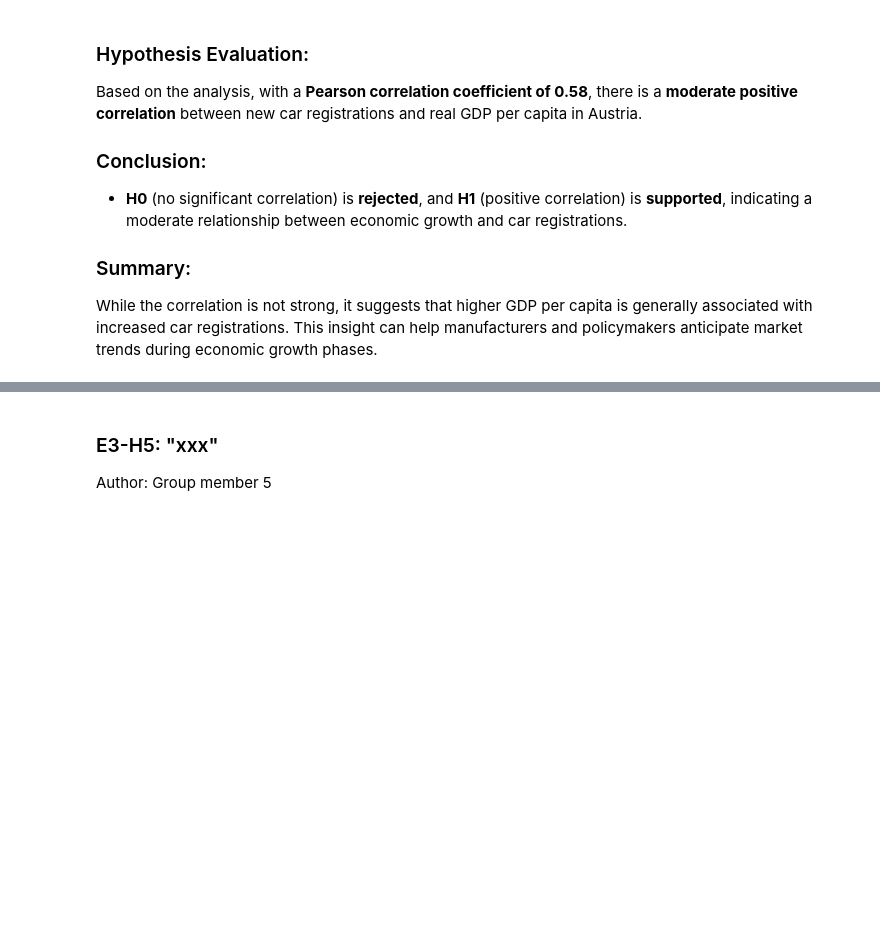
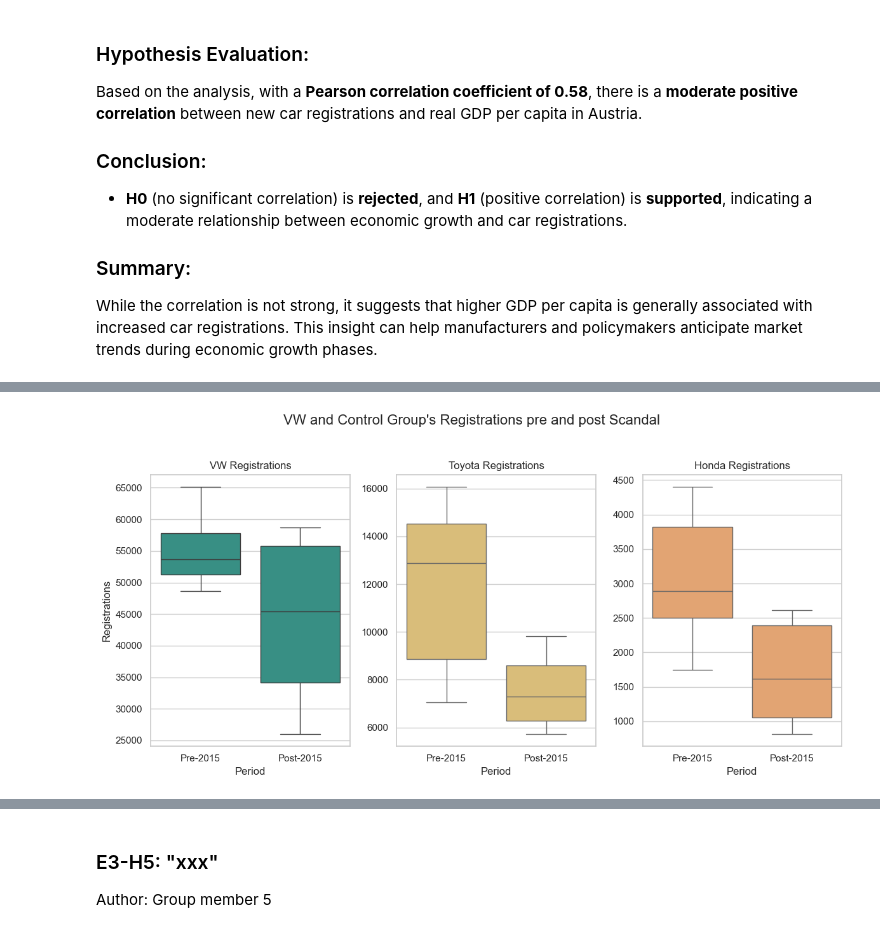
Before and after one commit to dannytheairish/fhtw-data-engineering, a Jupyter notebook: Pkw-Final.ipynb, the cells around one changed output, grey strips where cells are left out. Saved outputs shown, nothing was run; the diff lists cells and outputs as text; code cells hidden in the pictures; blank space fills up the shorter version.

```diff
--- a/Pkw-Final.ipynb
+++ b/Pkw-Final.ipynb
@@ -1046,0 +1150,45 @@ Author: Group member 4
+# %%
+import matplotlib.pyplot as plt
+import seaborn as sns
+
+# Add 'Brand' column to each dataset to differentiate them in the plot
+vw_data["Brand"] = "VW"
+toyota_data["Brand"] = "Toyota"
+honda_data["Brand"] = "Honda"
+
+# Create a Period column that categorizes years into Pre-2015 and Post-2015
+vw_data["Period"] = ["Pre-2015" if year < 2015 else "Post-2015" for year in vw_data["Year"]]
+toyota_data["Period"] = ["Pre-2015" if year < 2015 else "Post-2015" for year in toyota_data["Year"]]
+honda_data["Period"] = ["Pre-2015" if year < 2015 else "Post-2015" for year in honda_data["Year"]]
+
+# Set up the figure with 3 subplots in a row
+fig, axes = plt.subplots(1, 3, figsize=(12, 6))
+
+# VW boxplot
+sns.boxplot(x="Period", y="Registrations", data=vw_data, ax=axes[0], color=chart_color_2)
+axes[0].set_title("VW Registrations")
+axes[0].set_xlabel("Period")
+axes[0].set_ylabel("Registrations")
+
+# Toyota boxplot
+sns.boxplot(x="Period", y="Registrations", data=toyota_data, ax=axes[1], color=chart_color_3)
+axes[1].set_title("Toyota Registrations")
+axes[1].set_xlabel("Period")
+axes[1].set_ylabel("")
+
+# Honda boxplot
+sns.boxplot(x="Period", y="Registrations", data=honda_data, ax=axes[2], color=chart_color_4)
+axes[2].set_title("Honda Registrations")
+axes[2].set_xlabel("Period")
+axes[2].set_ylabel("")
+
+# Adjust layout
+plt.suptitle("VW and Control Group's Registrations pre and post Scandal", fontsize=16)
+
+# Leaves space for the suptitle
+plt.tight_layout(rect=[0, 0, 1, 0.95])
+
+# Show the plot
+plt.show()
+# %% [output]
+[figure, added]
```
Also changed, not shown: parts of 22 cells of this notebook, 1 other file.
